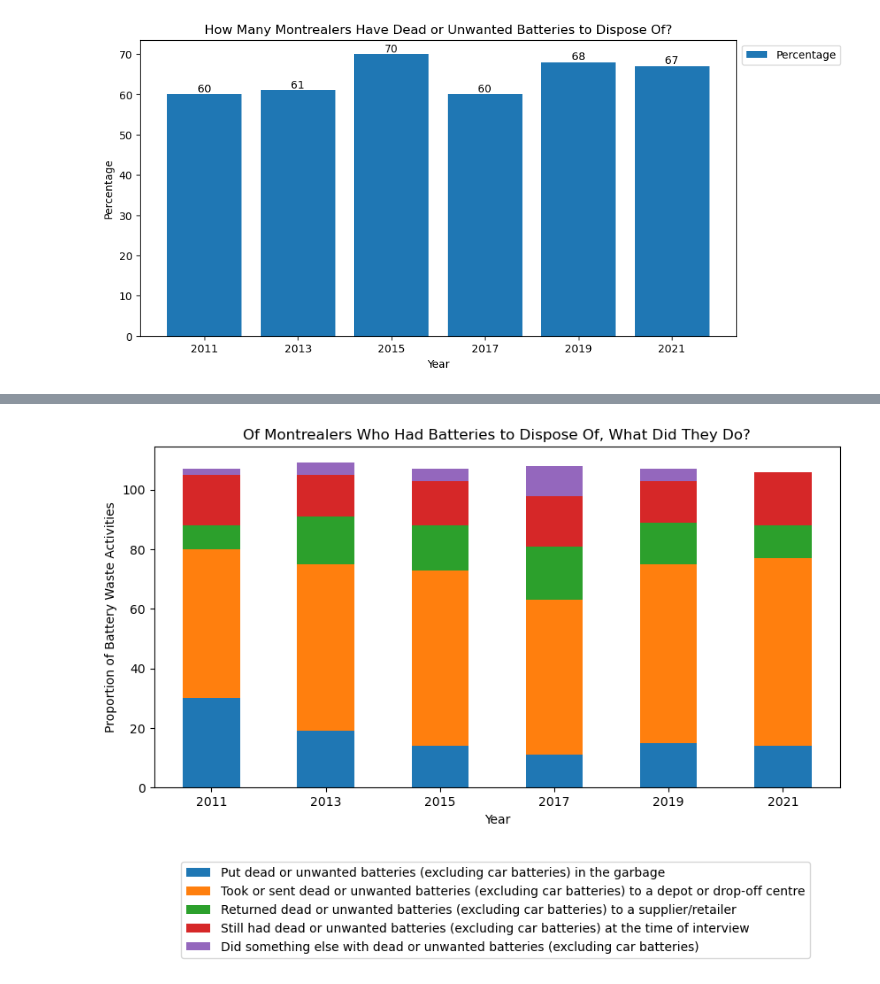
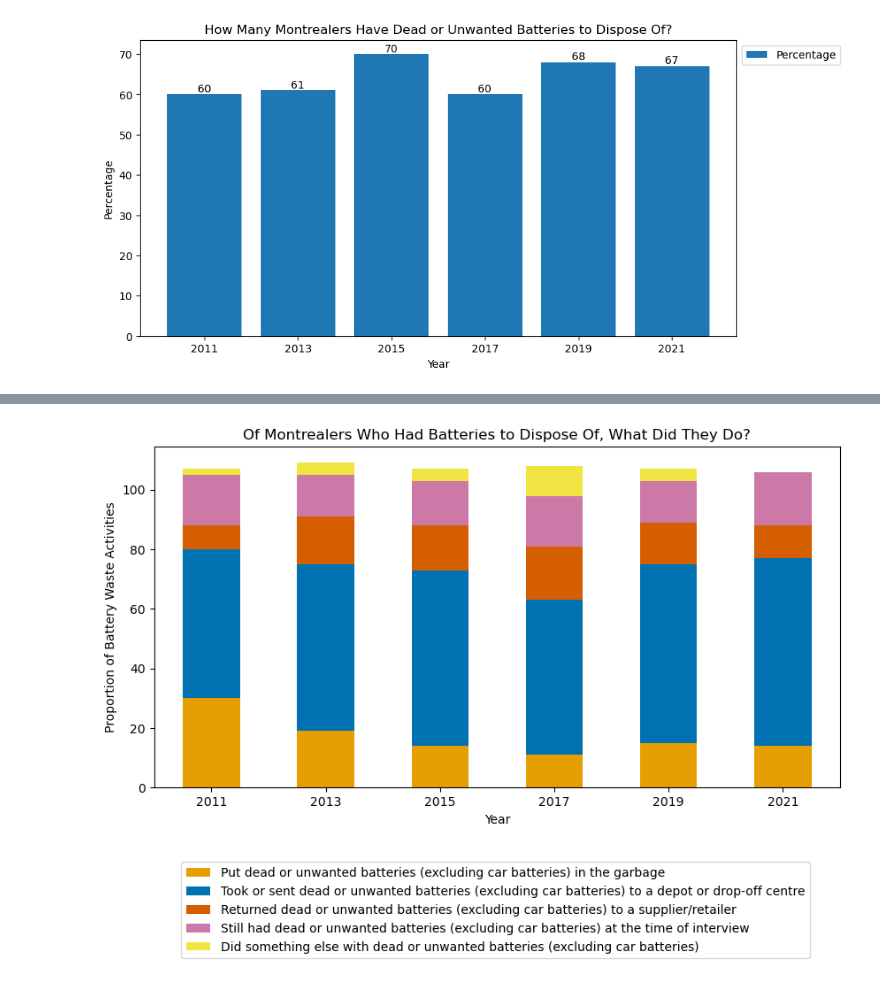
Before and after one commit to BlackSound1/SUST601-Project, a Jupyter notebook: hazardous_waste.ipynb, the cells around one changed output, grey strips where cells are left out. Cells and saved outputs as stored; diff of their text form; code cells hidden in the pictures.

Commit message:
Made e-waste stacked charts have consistent colorblind-friendly colors

```diff
--- a/hazardous_waste.ipynb
+++ b/hazardous_waste.ipynb
@@ -21,6 +21,43 @@ import matplotlib.pyplot as plt
 # Set the file path
 file_path = Path('images/hazardous_waste/')
 file_path.mkdir(parents=True, exist_ok=True)
+# %%
+def _get_color(column) -> str:
+    """
+    Define a standard color palette for each e-waste activity in the stacked bar charts.
+
+    Based on the Bang Wong colorblind-friendly palette:
+    https://davidmathlogic.com/colorblind/#%23000000-%23E69F00-%2356B4E9-%23009E73-%23F0E442-%230072B2-%23D55E00-%23CC79A7.
+
+    :param column: The column to find a color for
+    :return: The color found. Default is black
+    """
+
+    # Return a color based on the name of the column
+    if search(r'Took or sent', column):
+        return '#0072B2'
+    if search(f'Returned dead', column):
+        return '#D55E00'
+    if search(f'Put dead', column):
+        return '#E69F00'
+    if search(r'Donated or gave away', column):
+        return '#009E73'
+    if search(f'Still had dead', column):
+        return '#CC79A7'
+    if search(r'Did something', column):
+        return '#F0E442'
+
+    # If no other color chosen, return black
+    return 'black'
+
+def get_all_colors(df) -> list:
+    """
+    Iterate through all columns in a DataFrame, getting the standard color corresponding to each type of column name
+
+    :param df: The DataFrame
+    :return: The list of colors to color the DataFrame by
+    """
+    return [_get_color(col) for col in df.columns[1:]]
 # %% [markdown]
 ## Get all the data
 # %%
@@ -208,15 +245,16 @@ rest_of_data
 | 6 | 2021 | 14.0 | 63.0 | 11.0 | 18.0 | ... |
 # %%
 # Plot the stacked bar chart
-rest_of_data.plot(x='Year', kind='bar', stacked=True, figsize=(10, 5), title="Of Montrealers Who Had Batteries to Dispose Of, What Did They Do?")
+rest_of_data.plot(x='Year', kind='bar', stacked=True, figsize=(10, 5), color=get_all_colors(rest_of_data),
+                  title="Of Montrealers Who Had Batteries to Dispose Of, What Did They Do?")
 
 # Set metadata
 plt.ylabel('Proportion of Battery Waste Activities')
 plt.xticks(rotation=0)
 # plt.yticks([])
 plt.legend(loc='upper left', bbox_to_anchor=(0.03, -0.2))
 
 # Save the plot
 plt.savefig(file_path / 'batteries_stacked_plot.png', bbox_inches='tight')
 # %% [output]
-[figure, old version]
+[figure, new version]
```
Also changed, not shown: parts of 1 cell of this notebook, 1 other file.
